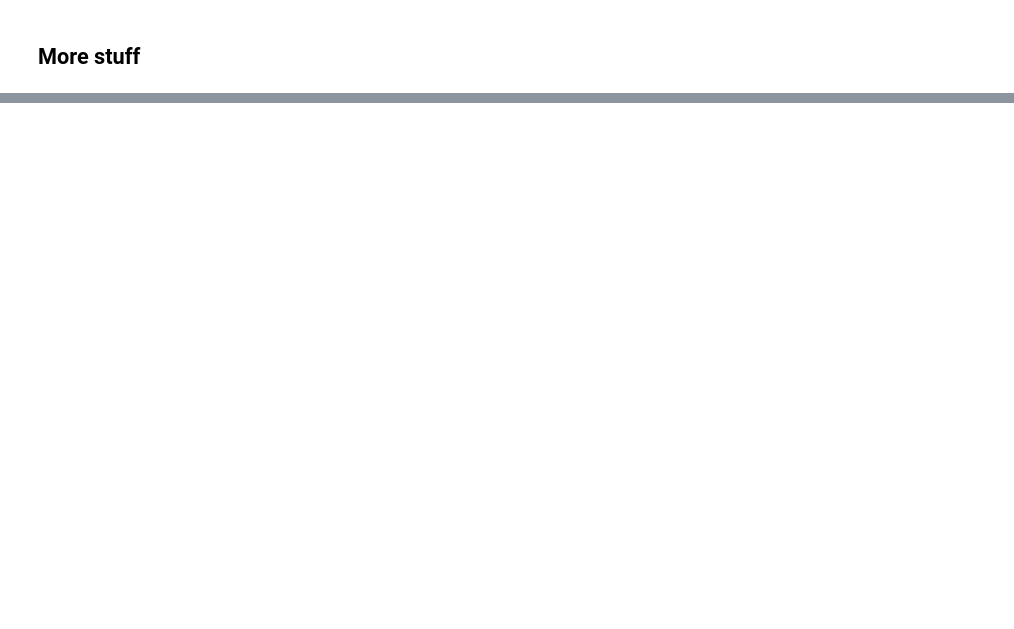
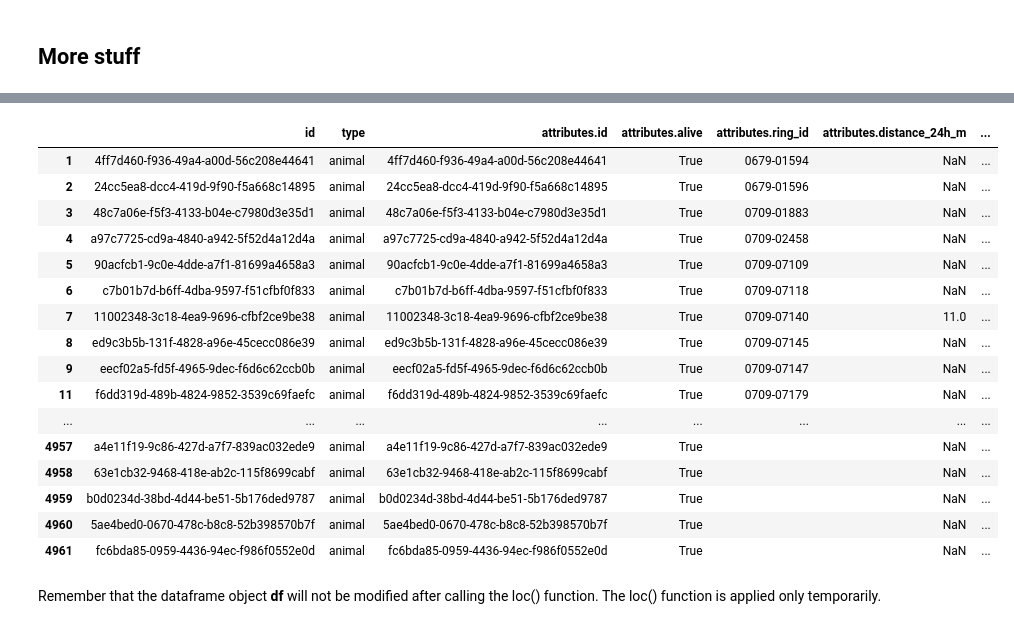
Before and after one commit to fleshgordo/cocreate22, a Jupyter notebook: 003_animaltracker.ipynb, the cells around one changed output, grey strips where cells are left out. Cells and saved outputs as stored; diff of their text form; code cells hidden in the pictures; blank space fills up the shorter version.

```diff
--- a/003_animaltracker.ipynb
+++ b/003_animaltracker.ipynb
@@ -111,0 +206,6 @@ downloading animal tracks
+# %%
+print("downloading all animals")
+url = "https://animaltracker.app/api/v1/animals"
+timestr = datetime.today().strftime("%Y%m%d")
+filename = "sample_data/" + timestr + "-api-all-animals.json"
+all_animals = fetchURL(url, filename)
@@ -111,0 +225,7 @@ downloading animal tracks
+# %%
+print("loading file: " + filename)
+from pandas.io.json import json_normalize
+with open(filename) as json_data:
+    data = json.load(json_data)
+df = json_normalize(data["data"])
+df
@@ -111,0 +277,25 @@ downloading animal tracks
+# %%
+species_id = "b3eeb878-4aa2-4a2e-aaa7-c4929a6d9266" # white stork
+#species_id = "82c04a5e-162d-4054-9ea1-dac19545d5a0" # eagle
+# with df.loc and the function isin() we can filter the dataframe
+df.loc[df["relationships.specie.data.id"].isin([species_id])]
+# %% [output]
+|  | id | type | attributes.id | attributes.alive | attributes.ring_id | attributes.distance_24h_m | ... |
+| 1 | 4ff7d460-f936-49a4-a00d-56c208e44641 | animal | 4ff7d460-f936-49a4-a00d-56c208e44641 | True | 0679-01594 | NaN | ... |
+| 2 | 24cc5ea8-dcc4-419d-9f90-f5a668c14895 | animal | 24cc5ea8-dcc4-419d-9f90-f5a668c14895 | True | 0679-01596 | NaN | ... |
+| 3 | 48c7a06e-f5f3-4133-b04e-c7980d3e35d1 | animal | 48c7a06e-f5f3-4133-b04e-c7980d3e35d1 | True | 0709-01883 | NaN | ... |
+| 4 | a97c7725-cd9a-4840-a942-5f52d4a12d4a | animal | a97c7725-cd9a-4840-a942-5f52d4a12d4a | True | 0709-02458 | NaN | ... |
+| 5 | 90acfcb1-9c0e-4dde-a7f1-81699a4658a3 | animal | 90acfcb1-9c0e-4dde-a7f1-81699a4658a3 | True | 0709-07109 | NaN | ... |
+| 6 | c7b01b7d-b6ff-4dba-9597-f51cfbf0f833 | animal | c7b01b7d-b6ff-4dba-9597-f51cfbf0f833 | True | 0709-07118 | NaN | ... |
+| 7 | 11002348-3c18-4ea9-9696-cfbf2ce9be38 | animal | 11002348-3c18-4ea9-9696-cfbf2ce9be38 | True | 0709-07140 | 11.0 | ... |
+| 8 | ed9c3b5b-131f-4828-a96e-45cecc086e39 | animal | ed9c3b5b-131f-4828-a96e-45cecc086e39 | True | 0709-07145 | NaN | ... |
+| 9 | eecf02a5-fd5f-4965-9dec-f6d6c62ccb0b | animal | eecf02a5-fd5f-4965-9dec-f6d6c62ccb0b | True | 0709-07147 | NaN | ... |
+| 11 | f6dd319d-489b-4824-9852-3539c69faefc | animal | f6dd319d-489b-4824-9852-3539c69faefc | True | 0709-07179 | NaN | ... |
+| ... | ... | ... | ... | ... | ... | ... | ... |
+| 4957 | a4e11f19-9c86-427d-a7f7-839ac032ede9 | animal | a4e11f19-9c86-427d-a7f7-839ac032ede9 | True |  | NaN | ... |
+| 4958 | 63e1cb32-9468-418e-ab2c-115f8699cabf | animal | 63e1cb32-9468-418e-ab2c-115f8699cabf | True |  | NaN | ... |
+| 4959 | b0d0234d-38bd-4d44-be51-5b176ded9787 | animal | b0d0234d-38bd-4d44-be51-5b176ded9787 | True |  | NaN | ... |
+| 4960 | 5ae4bed0-0670-478c-b8c8-52b398570b7f | animal | 5ae4bed0-0670-478c-b8c8-52b398570b7f | True |  | NaN | ... |
+| 4961 | fc6bda85-0959-4436-94ec-f986f0552e0d | animal | fc6bda85-0959-4436-94ec-f986f0552e0d | True |  | NaN | ... |
+# %% [markdown]
+Remember that the dataframe object __df__ will not be modified after calling the loc() function. The loc() function is applied only temporarily.
```
Also changed, not shown: parts of 35 cells of this notebook.
